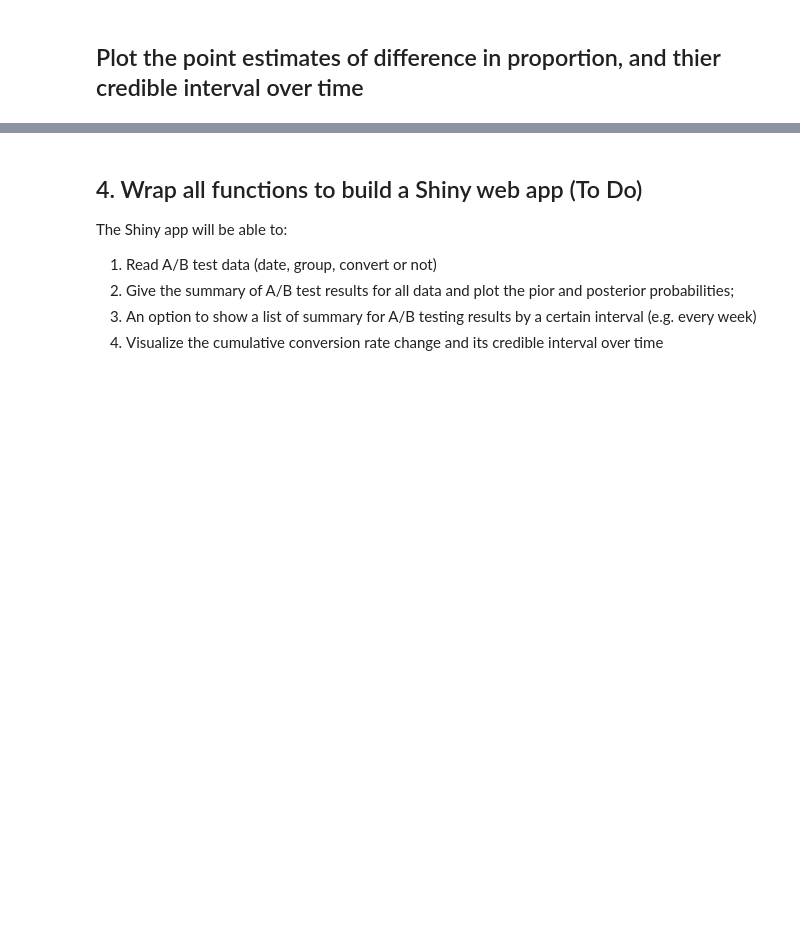
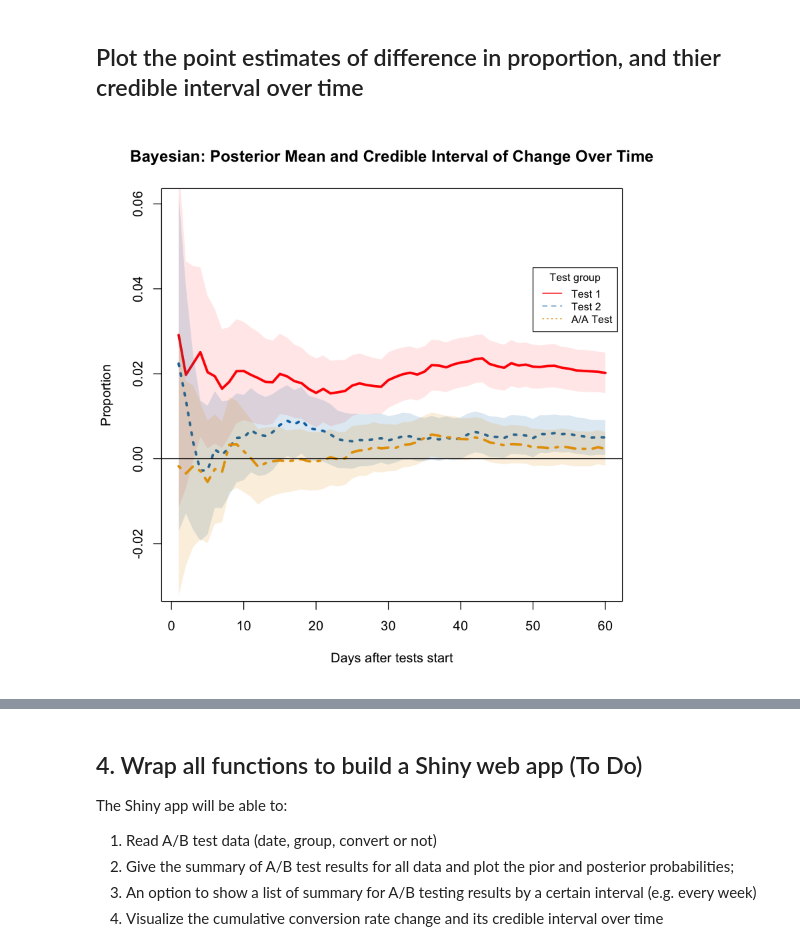
Before and after one commit to tukichen/Bayesian_AB_testing, a Jupyter notebook: Bayesian_AB_testing.ipynb, the cells around one changed output, grey strips where cells are left out. Drawn from its saved outputs; the diff is of its cells as text; code cells hidden in the pictures; blank space fills up the shorter version.

```diff
--- a/Bayesian_AB_testing.ipynb
+++ b/Bayesian_AB_testing.ipynb
@@ -158,7 +158,7 @@ Below I explore the point estimate and confidence/credible interval using freque
 
 A function to make colors transparent:
 # %%
-makeTransparent = function(..., alpha=0.1) {
+makeTransparent = function(..., alpha=0.15) {
   # A function to make colors transparent:
   if(alpha<0 | alpha>1) stop("alpha must be between 0 and 1")
   alpha = floor(255*alpha)
@@ -333,23 +332,0 @@ head(CR)
-# %%
-Calculate_change <- function(df, k , a = alpha){
-    CR0 =  CR[CR[,'Test_group'] ==0, c('Day','Cum_Total','Cum_Convert',"CRate") ]
-    CR1 =  CR[CR[,'Test_group'] ==k, c('Cum_Total','Cum_Convert',"CRate") ]
-    CR01= merge(CR0, CR1, by=0, all=TRUE)
-
-    p0 =  CR01[,5] ; n0 = CR01[,3]
-    p1 =  CR01[,8] ; n1 = CR01[,6]
-
-    ## Upper and lower limit of frequentist confidence interval
-    Conf_LL =  (p1- p0) - qnorm(1-a/2, mean = 0, sd = 1) * sqrt( p0*(1-p0)/n0 + p1*(1-p1)/n1  )
-    Conf_UL =  (p1- p0) + qnorm(1-a/2, mean = 0, sd = 1) * sqrt( p0*(1-p0)/n0 + p1*(1-p1)/n1  )
-
-    CR01 = cbind(CR01, p1-p0 ,Conf_LL, Conf_UL )
-    colnames(CR01) = c("Date","Day", "Total_0","Convert_0", "CRate_0", "Total_1","Convert_1", "CRate_1", 'CRate_change',
-                      "Conf_LL", "Conf_UL")
-    return(CR01)
-}
-
-CR01= Calculate_change(CR, 1)
-CR02= Calculate_change(CR, 2)
-CR03= Calculate_change(CR, 3)
-head(CR01)
@@ -366,35 +415,40 @@ head(CR01)
 # %%
 Change_plot <- function( num_tests=3,   Bayes = TRUE)
 {
     # if Bayes== TRUE, plot Bayesian estimate and Credible Interval
     if (Bayes== TRUE){column = 'Post_mean'; LL = 'Cred_LL' ; UL = 'Cred_UL';
-                      title= "Posterior Mean and Credible Interval of Proportion Over Time" }
-    else{  column = 'CRate_change';   LL = 'Conf_LL' ; UL = 'Conf_UL';
-                      title= "Mean and Confidence Interval of Proportion Over Time" }
+                      title= "Bayesian: Posterior Mean and Credible Interval of Change Over Time" }
+    else{        column = 'CRate_change';   LL = 'Conf_LL' ; UL = 'Conf_UL';
+                      title= "Frequentist: Mean and Confidence Interval of Change Over Time" }
     #-------------------------------------------------------------------------
     cbPalette <- c("#009E73","#0072B2", "#E69F00",   "#D55E00", "#CC79A7","#F0E442","#56B4E9",  "#999999")
     fill_colors = makeTransparent(cbPalette)
 
     # plot the default group
     data =  CR01
 
-    plot(  data[,'Day'],  data[, column] ,type = "l", lwd = 3, col="red", lty=1 , ylim = c(-0.02, 0.05) ,
+    plot(  data[,'Day'],  data[, column] ,type = "l", lwd = 3, col="red", lty=1 , ylim = c(-0.03, 0.06) ,
         main = title,
         xlab = 'Days after tests start' , ylab= 'Proportion')
     polygon( c(data[,'Day'] , rev(data[,'Day']) ), c(data[, LL] , rev(data[, UL]) ),
             col=rgb(1, 0, 0,0.1), border=NA)
 
     # plot the rest test groups
     for (k in 2:num_tests){
         data = get(paste0("CR0", k))
         lines(  data[,'Day'],  data[, column] ,type = "l", lwd = 3, col= cbPalette[k], lty=k+1   )
         polygon( c(data[,'Day'] , rev(data[,'Day']) ), c(data[,LL] , rev(data[, UL]) ),
                 col= fill_colors[k], border=NA)
         }
-    legend(50,  0.045, legend=c("Test 1", "Test 2", "Test 3"),
-       col=c("red", cbPalette[1:k]), lty=1:(k+1), cex=0.8, title="Test group")
+    abline(h=0)
+
+    legend(50,  0.045, legend=c("Test 1", "Test 2", "A/A Test"),
+       col=c("red", cbPalette[2:k]), lty=1:(k+1), cex=0.8, title="Test group")
 
 }
+Change_plot( Bayes= TRUE)
+# %% [output]
+[figure, added]
 # %%
 Change_plot( Bayes= FALSE)
 # %% [output]
```
Also changed, not shown: parts of 14 cells of this notebook.
